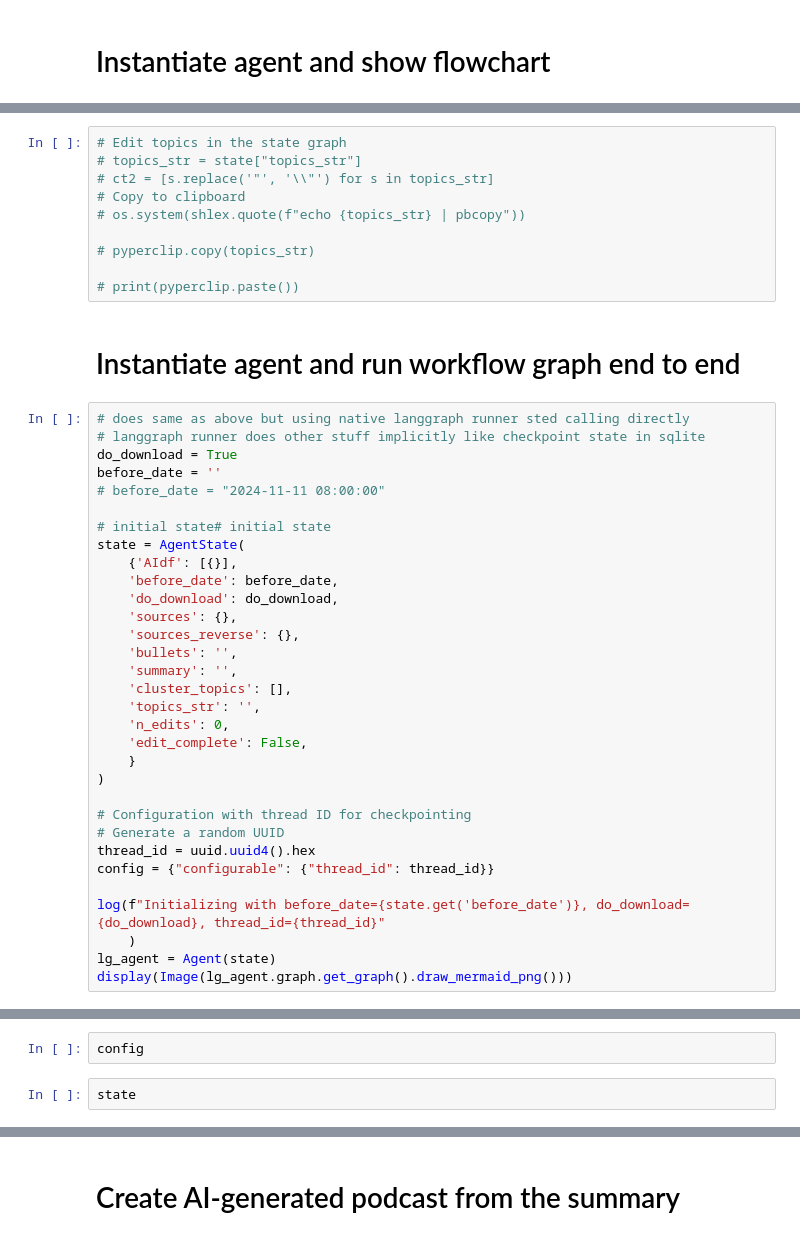
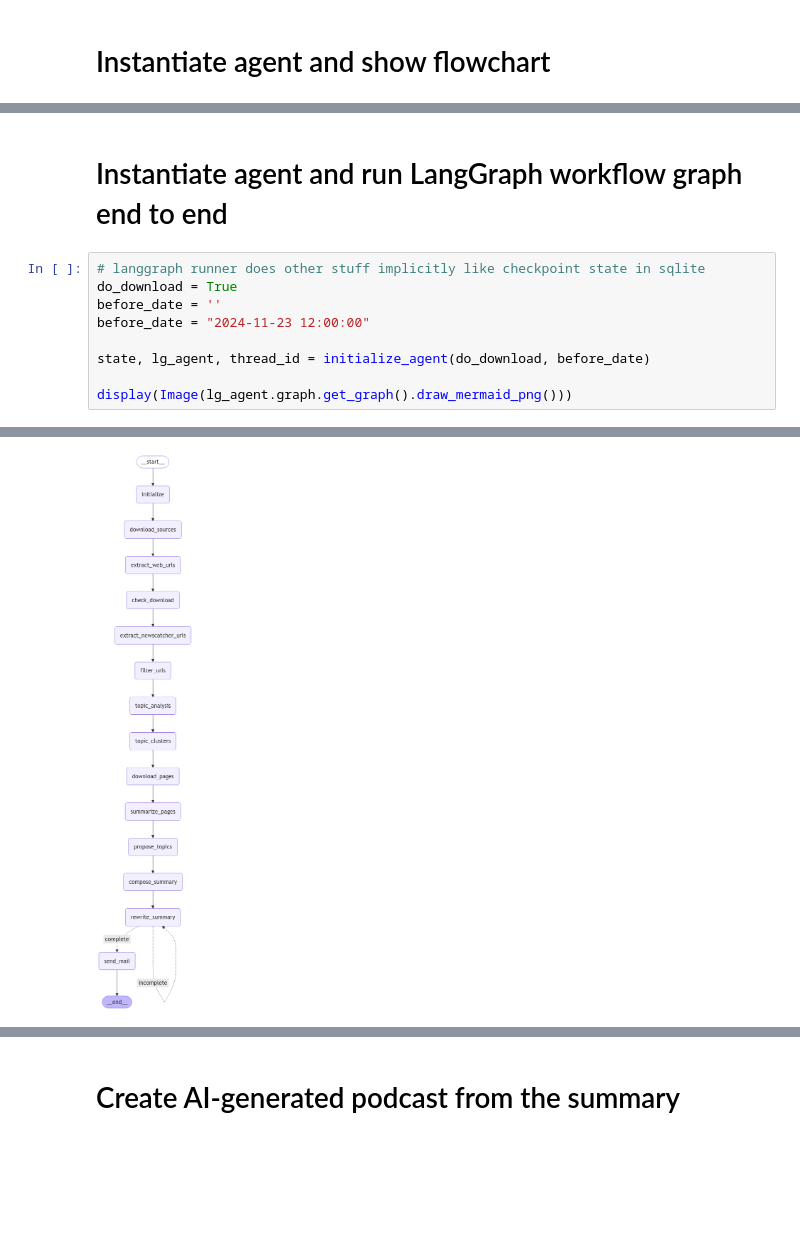
Before and after one commit to druce/AInewsbot, a Jupyter notebook: AInewsbot_langgraph.ipynb, the cells around one changed output, grey strips where cells are left out. Cells and saved outputs as stored; diff of their text form; blank space fills up the shorter version.

```diff
--- a/AInewsbot_langgraph.ipynb
+++ b/AInewsbot_langgraph.ipynb
@@ -1681,44 +1576,12 @@ state = lg_agent.send_mail(state)
-# %%
-# Edit topics in the state graph
-# topics_str = state["topics_str"]
-# ct2 = [s.replace('"', '\\"') for s in topics_str]
-# Copy to clipboard
-# os.system(shlex.quote(f"echo {topics_str} | pbcopy"))
-
-# pyperclip.copy(topics_str)
-
-# print(pyperclip.paste())
 # %% [markdown]
-# Instantiate agent and run workflow graph end to end
+# Instantiate agent and run LangGraph workflow graph end to end
 # %%
-# does same as above but using native langgraph runner sted calling directly
 # langgraph runner does other stuff implicitly like checkpoint state in sqlite
 do_download = True
 before_date = ''
-# before_date = "2024-11-11 08:00:00"
+before_date = "2024-11-23 12:00:00"
 
-# initial state# initial state
-state = AgentState(
-    {'AIdf': [{}],
-    'before_date': before_date,
-    'do_download': do_download,
-    'sources': {},
-    'sources_reverse': {},
-    'bullets': '',
-    'summary': '',
-    'cluster_topics': [],
-    'topics_str': '',
-    'n_edits': 0,
-    'edit_complete': False,
-    }
-)
+state, lg_agent, thread_id = initialize_agent(do_download, before_date)
 
-# Configuration with thread ID for checkpointing
-# Generate a random UUID
-thread_id = uuid.uuid4().hex
-config = {"configurable": {"thread_id": thread_id}}
-
-log(f"Initializing with before_date={state.get('before_date')}, do_download={do_download}, thread_id={thread_id}"
-    )
-lg_agent = Agent(state)
 display(Image(lg_agent.graph.get_graph().draw_mermaid_png()))
+# %% [output]
@@ -1725,5 +1589,2 @@ display(Image(lg_agent.graph.get_graph().draw_mermaid_png()))
+[figure, added]
-# %%
-config
-# %%
-state
 # %%
```
Also changed, not shown: parts of 79 cells of this notebook, 4 other files.
